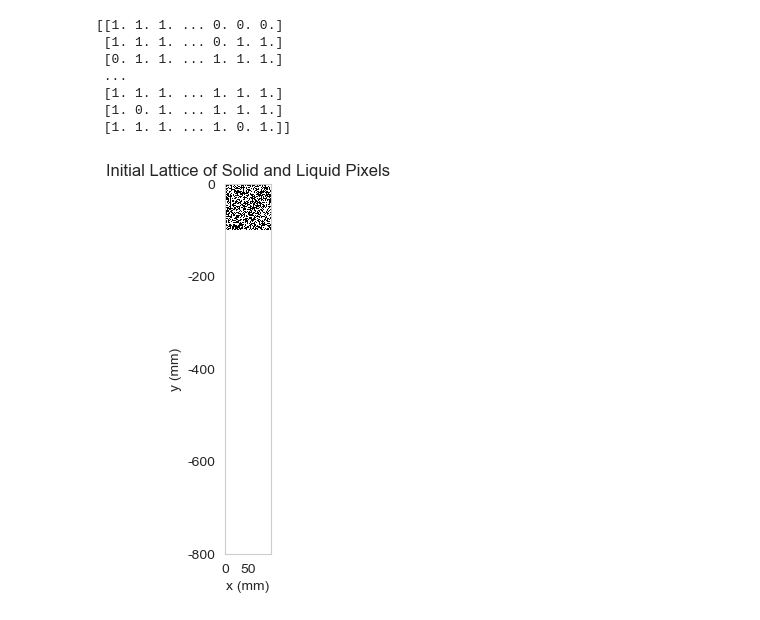
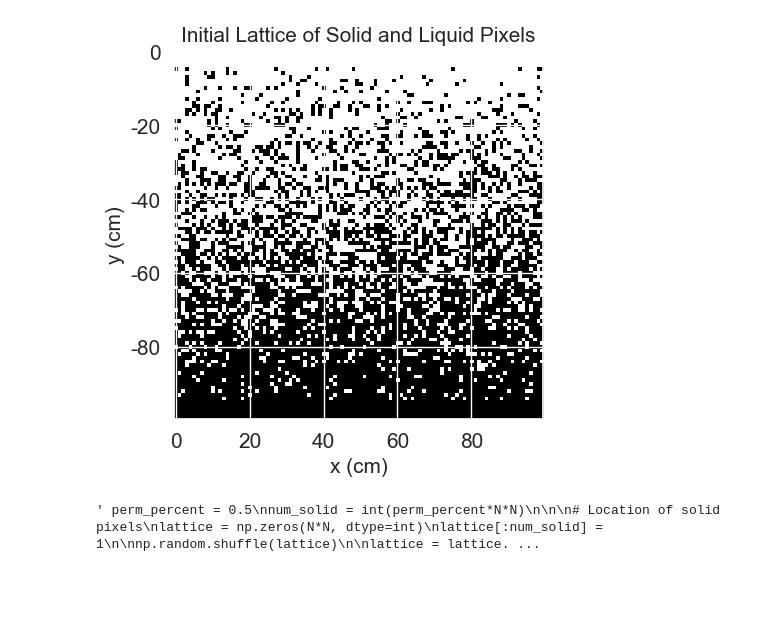
Before and after one commit to amitaanand9/glacier-percolation, a Jupyter notebook: test.ipynb, the cells around one changed output. Saved outputs shown, nothing was run; the diff lists cells and outputs as text; code cells hidden in the pictures; blank space fills up the shorter version.

```diff
--- a/test.ipynb
+++ b/test.ipynb
@@ -8,8 +10,8 @@ sns.set_style("whitegrid", {'axes.grid' : False})
 # Initialize Lattice
 L = 1
 dx = 0.01 #mm resolution
-x = np.arange(0, L, dx) # range [0, 5]
-y = -x # range [-5, 0] (depth)
+x = np.arange(0, L, dx) # range [0, 1]
+y = -x # range [1, 0] (depth)
 N = len(x)
 lattice = np.zeros((N, N))
 
@@ -27,57 +29,65 @@ def assignSolid(perm_percent, Y):
 
     lattice = lattice.reshape((N, Y))
     return lattice
 
 
-Y = int(N/5)
+Y = int(N/10)
 
 top = assignSolid(0, int(Y/2))
-middle_1 = assignSolid(0.2, Y)
-middle_2 = assignSolid(0.4, Y)
-middle_3 = assignSolid(0.6, Y)
-middle_4 = assignSolid(0.8, Y)
+
+middle_1 = assignSolid(0.1, Y)
+middle_2 = assignSolid(0.2, Y)
+middle_3 = assignSolid(0.3, Y)
+middle_4 = assignSolid(0.4, Y)
+middle_5 = assignSolid(0.5, Y)
+middle_6 = assignSolid(0.6, Y)
+middle_7 = assignSolid(0.7, Y)
+middle_8 = assignSolid(0.8, Y)
+middle_9 = assignSolid(0.9, Y)
+
+
 bottom = assignSolid(1, int(Y/2))
 
 
 
-middle = np.concat((middle_1, middle_2, middle_3, middle_4), axis=0)
+middle = np.concat((middle_1, middle_2, middle_3, middle_4, middle_5, middle_6, middle_7, middle_8, middle_9), axis=1)
+
+lattice=np.append(top, middle, axis=1)
+lattice = np.append(lattice, bottom, axis=1)
+lattice = np.transpose(lattice)
+
+plt.imshow(lattice, cmap="Greys", interpolation='none')
+plt.title("Initial Lattice of Solid and Liquid Pixels", fontsize=15)
+plt.xlabel("x (cm)", fontsize=15)
+plt.ylabel("y (cm)", fontsize=15)
+plt.yticks([0,  20, 40, 60, 80], [0, -20, -40, -60, -80], fontsize=15)
+plt.xticks(fontsize=15)
+
+plt.savefig('lattice.png')
+plt.show()
 
 
 
 
 
 
 # Assign Solid Pixels Randomly represented by a 1 in matrix
 
 # Number of solid pixels
-perm_percent = 0.5
+""" perm_percent = 0.5
 num_solid = int(perm_percent*N*N)
 
 
 # Location of solid pixels
 lattice = np.zeros(N*N, dtype=int)
 lattice[:num_solid] = 1
 
 np.random.shuffle(lattice)
 
-lattice = lattice.reshape((len(x), len(x)))
-
-plt.imshow(lattice, cmap="Greys", interpolation='none')
-plt.title("Initial Lattice of Solid and Liquid Pixels")
-plt.xlabel("x (mm)")
-plt.ylabel("y (mm)")
-plt.yticks([0,  200, 400, 600, 800], [0, -200, -400, -600, -800])
-
-plt.show()
+lattice = lattice.reshape((len(x), len(x))) """
 # %% [output]
+[figure, new version]
-[[1. 1. 1. ... 0. 0. 0.]
- [1. 1. 1. ... 0. 1. 1.]
- [0. 1. 1. ... 1. 1. 1.]
- ...
- [1. 1. 1. ... 1. 1. 1.]
- [1. 0. 1. ... 1. 1. 1.]
- [1. 1. 1. ... 1. 0. 1.]]
+' perm_percent = 0.5\nnum_solid = int(perm_percent*N*N)\n\n\n# Location of solid pixels\nlattice = np.zeros(N*N, dtype=int)\nlattice[:num_solid] = 1\n\nnp.random.shuffle(lattice)\n\nlattice = lattice. ...
-[figure, old version]
 # %%
 # Assign velocity vectors at each pixel
 angle = np.random.uniform(np.pi, 2 * np.pi, size=(N* N , 2)) #generate angle in lower half plane (from pi to 2 pi)
```
Also changed, not shown: parts of 7 cells of this notebook, 7 other files.
